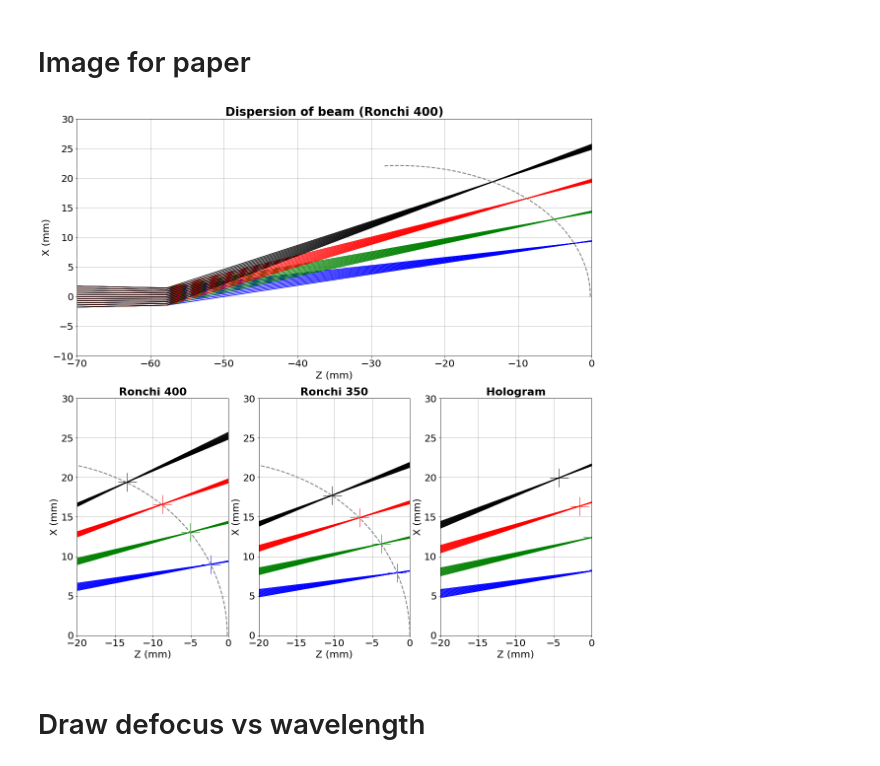
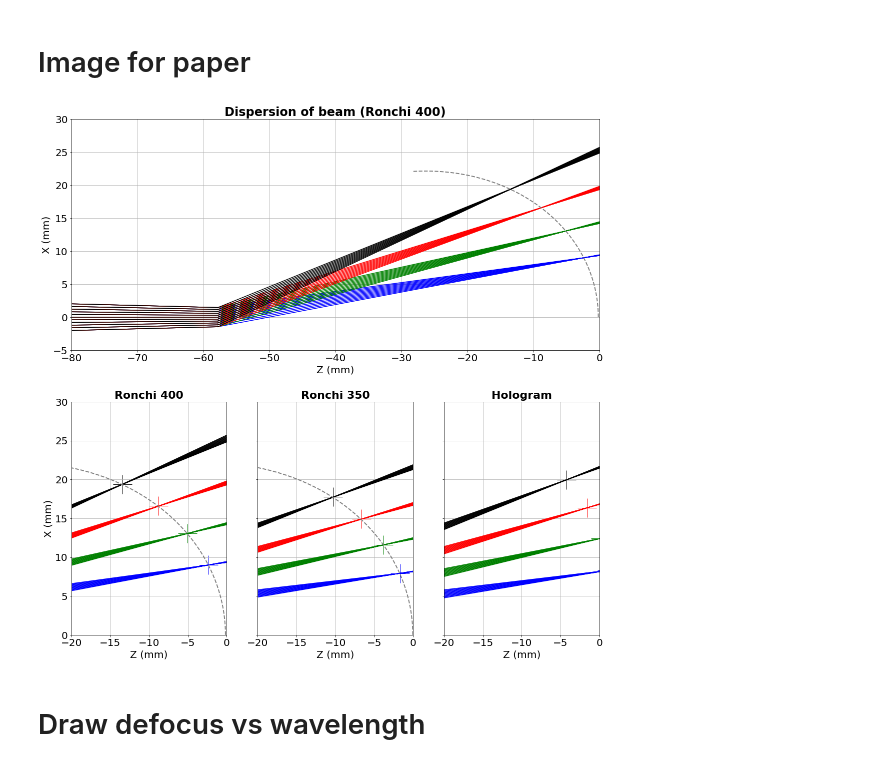
Before and after one commit to sylvielsstfr/OpticSimWthB4, a Jupyter notebook: DrawBeams/notebooks_draw/DrawBeams_swap.ipynb, the cells around one changed output. Drawn from its saved outputs; the diff is of its cells as text; code cells hidden in the pictures.

```diff
--- a/DrawBeams/notebooks_draw/DrawBeams_swap.ipynb
+++ b/DrawBeams/notebooks_draw/DrawBeams_swap.ipynb
@@ -786,12 +790,13 @@ for index, row in df_R400.iterrows():
 ax1.plot(XXXR400,YYYR400,"--",color="grey",lw=2) # plot trajectory curve
 
 ax1.grid()
-ax1.set_xlim(-70,0)
-ax1.set_ylim(-10,30)
+ax1.set_xlim(-80,0)
+ax1.set_ylim(-5,30)
 ax1.set_xlabel("Z (mm)")
 ax1.set_ylabel("X (mm)")
 ax1.set_title("Dispersion of beam (Ronchi 400)",fontweight="bold",fontsize=24)
 ax1.tick_params(axis='both', which='major', labelsize=20)
+ax1.set_aspect('equal')
 #ax1.tick_params(axis='both', which='minor', labelsize=8)
 
 ###################
@@ -799,9 +804,10 @@ ax1.tick_params(axis='both', which='major', labelsize=20)
 #################
 
 gs01 = gs0[1].subgridspec(1, 3)
+
 ax2=fig.add_subplot(gs01[0,0])
-ax3=fig.add_subplot(gs01[0,1])
-ax4=fig.add_subplot(gs01[0,2])
+ax3=fig.add_subplot(gs01[0,1],sharey=ax2)
+ax4=fig.add_subplot(gs01[0,2],sharey=ax2)
 
 #################################
 # Bottom left figure with RON400
@@ -849,7 +855,7 @@ ax2.set_ylabel("X (mm)")
 ax2.set_title("Ronchi 400",fontweight="bold",fontsize=22)
 ax2.tick_params(axis='both', which='major', labelsize=20)
 #ax1.tick_params(axis='both', which='minor', labelsize=8)
-
+ax2.set_aspect('equal')
 
 
 
@@ -963,10 +969,12 @@ else:
     ax3.set_xlim(-20,0)
     ax3.set_ylim(0,30)
     ax3.set_xlabel("Z (mm)")
-    ax3.set_ylabel("X (mm)")
+    #ax3.set_ylabel("X (mm)")
     ax3.set_title("Ronchi 350",fontweight="bold",fontsize=22)
     ax3.tick_params(axis='both', which='major', labelsize=20)
     #ax1.tick_params(axis='both', which='minor', labelsize=8)
+    ax3.set_aspect('equal')
+    plt.setp(ax3.get_yticklabels(), visible=False)
 
 
 ###########################
@@ -1016,35 +1024,37 @@ else:
 
     Xshifts_hoe = np.array(shifts_HOE)               # X coordinate
     Yshifts_hoe = GetY(Xshifts_hoe,XXXHOE,YYYHOE) # Y coordinate
 
     XI,YI=GetScatteredBeamConvergence(df_hoe)
     XI=XI-Zshift
     for idx in np.arange(len(XI)):
         ax4.scatter([XI[idx]],[YI[idx]],marker="+",color=ColorNum[idx],s=1500,lw=1)
 
     #ellipse = mpl.patches.Ellipse(xy=(X0C_R400, Y0C_R400), width=2*R0C_R400, height=2*R0C_R400,angle=1,color="grey",fill=False)
     #ax4.add_artist(ellipse)
 
     #ax4.plot(XXXR350,YYYR350,"--",color="grey",lw=2) # plot trajectory curve
 
 
     # vertical lines marking defocus
     #for shift in shifts_HOE:
     #    ax4.axvline(x=shift,color="orange",lw=1)
 
     ax4.grid()
     ax4.set_xlim(-20,0)
     ax4.set_ylim(0,30)
     ax4.set_xlabel("Z (mm)")
-    ax4.set_ylabel("X (mm)")
+    #ax4.set_ylabel("X (mm)")
     ax4.set_title("Hologram",fontweight="bold",fontsize=22)
     ax4.tick_params(axis='both', which='major', labelsize=20)
     #ax1.tick_params(axis='both', which='minor', labelsize=8)
+    ax4.set_aspect('equal')
+    plt.setp(ax4.get_yticklabels(), visible=False)
 
 plt.tight_layout()
 plt.savefig("Beam4BeamDispersionCTIO.pdf")
 # %% [output]
-[figure, old version]
+[figure, new version]
 # %% [markdown]
 # Draw defocus vs wavelength
 # %%
```
Also changed, not shown: parts of 2 cells of this notebook, 1 other file.
